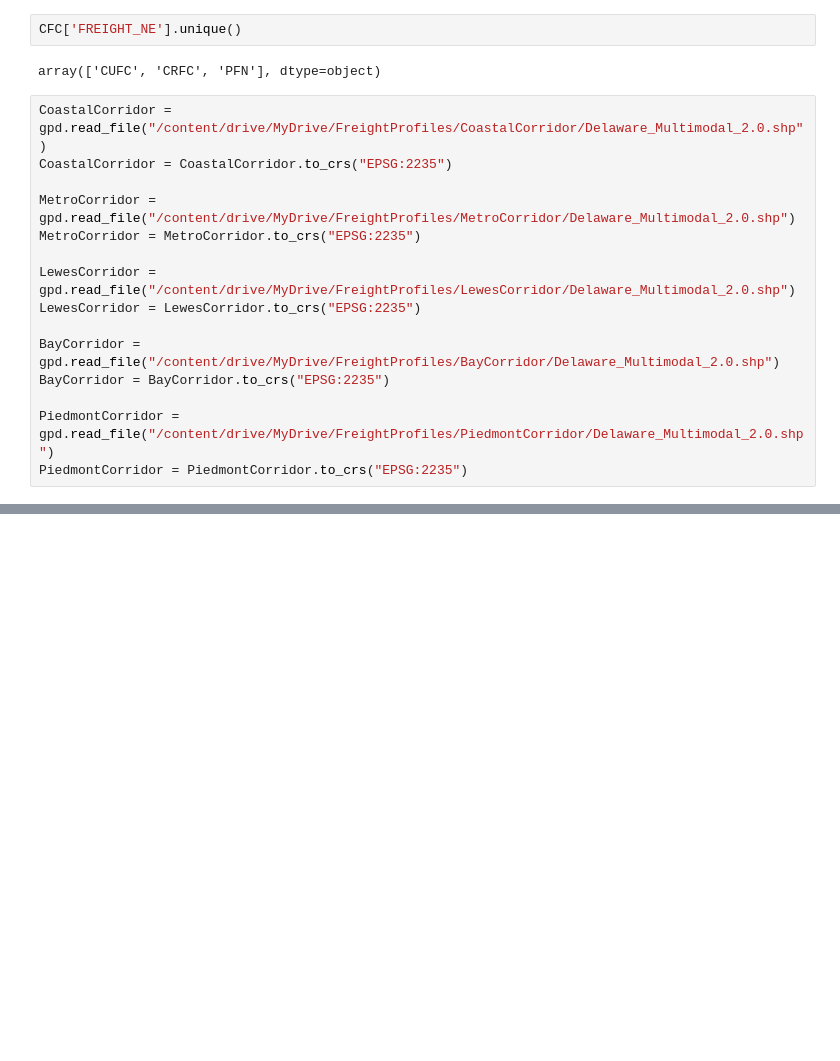
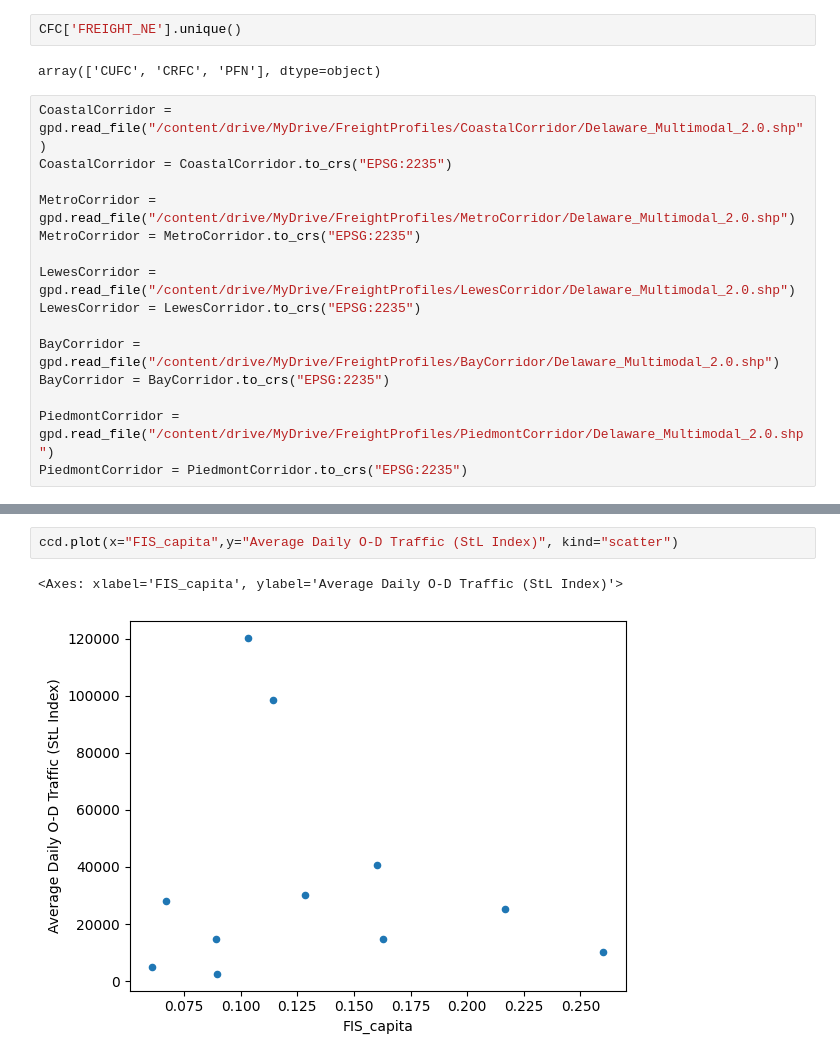
Before and after one commit to ReidelVichot/DEFreightProfiles, a Jupyter notebook: Truck_Volume_prediction.ipynb, the cells around one changed output, grey strips where cells are left out. Cells and saved outputs as stored; diff of their text form; blank space fills up the shorter version.

```diff
--- a/Truck_Volume_prediction.ipynb
+++ b/Truck_Volume_prediction.ipynb
@@ -437,0 +115,5 @@ ccd[ccd["NAME"]==CCD].area.values[0]
+# %%
+ccd.plot(x="FIS_capita",y="Average Daily O-D Traffic (StL Index)", kind="scatter")
+# %% [output]
+<Axes: xlabel='FIS_capita', ylabel='Average Daily O-D Traffic (StL Index)'>
+[figure, added]
```
Also changed, not shown: parts of 39 cells of this notebook.
